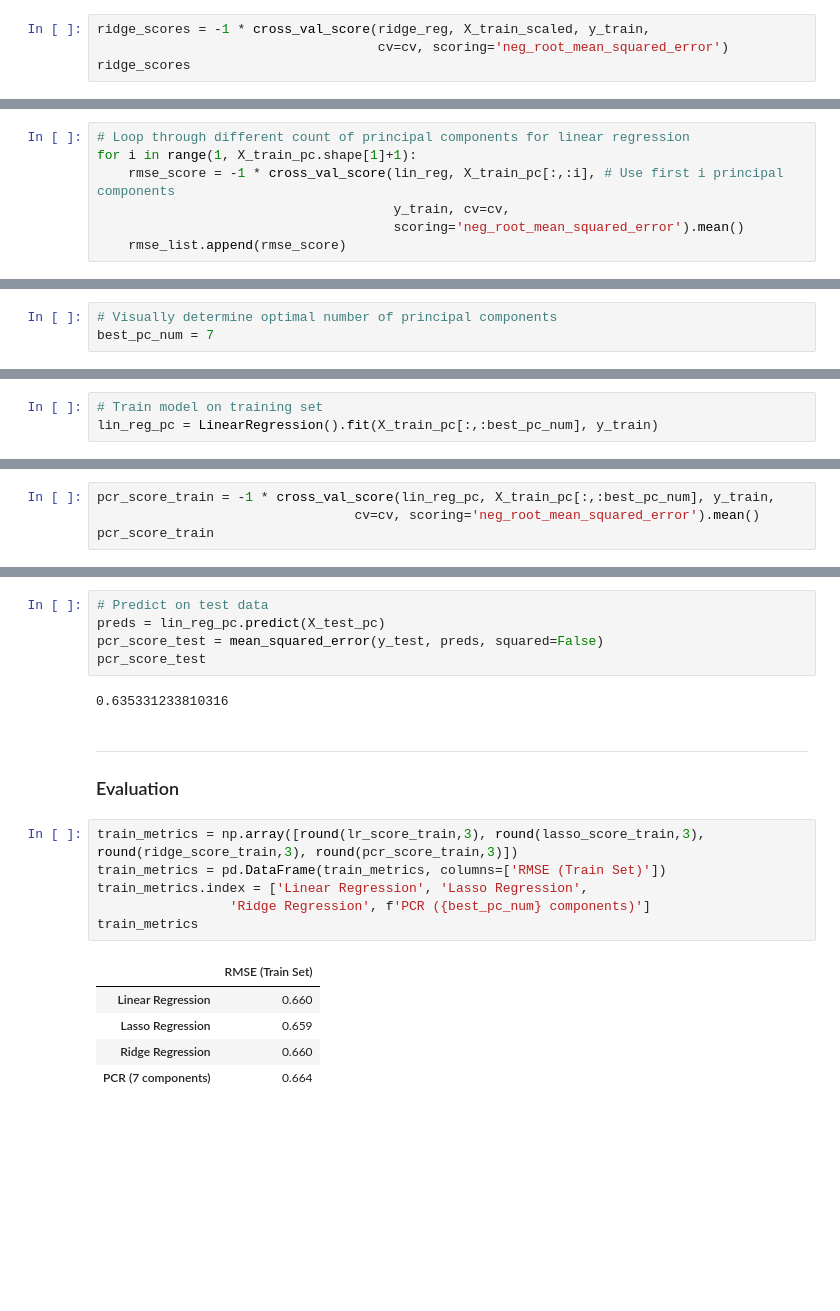
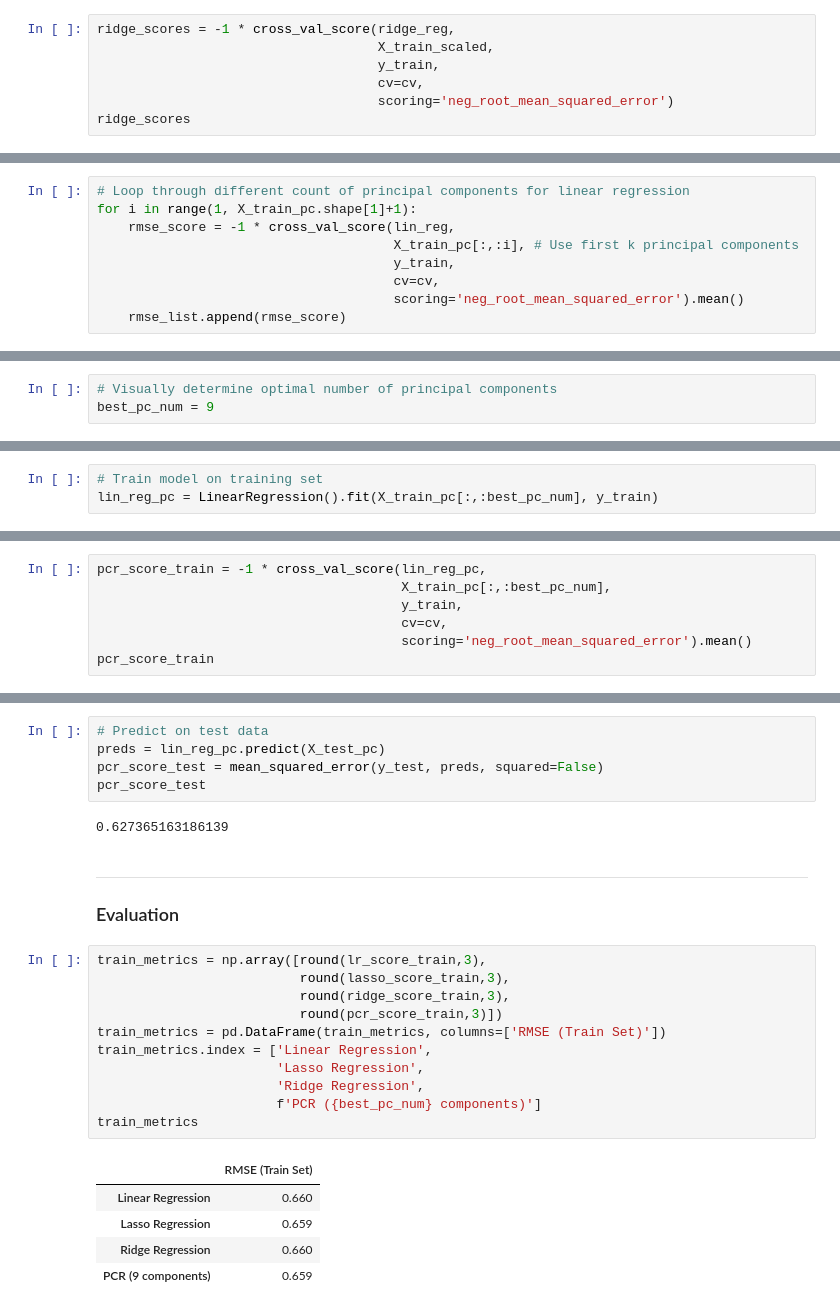
Before and after one commit to kennethleungty/Principal-Component-Regression, a Jupyter notebook: notebooks/Principal_Component_Regression_Wine_Quality.ipynb, the cells around one changed output, grey strips where cells are left out. Cells and saved outputs as stored; diff of their text form; blank space fills up the shorter version.

```diff
--- a/notebooks/Principal_Component_Regression_Wine_Quality.ipynb
+++ b/notebooks/Principal_Component_Regression_Wine_Quality.ipynb
@@ -124,6 +145,9 @@ ridge_reg = RidgeCV().fit(X_train_scaled, y_train)
 # %%
-ridge_scores = -1 * cross_val_score(ridge_reg, X_train_scaled, y_train,
-                                    cv=cv, scoring='neg_root_mean_squared_error')
+ridge_scores = -1 * cross_val_score(ridge_reg,
+                                    X_train_scaled,
+                                    y_train,
+                                    cv=cv,
+                                    scoring='neg_root_mean_squared_error')
 ridge_scores
 # %% [output]
 array([0.62526896, 0.66348007, 0.66731685, 0.62836003, 0.66768925,
@@ -176,8 +200,10 @@ pd.DataFrame(pca.components_.T).loc[:4,:]
 # %%
 # Loop through different count of principal components for linear regression
 for i in range(1, X_train_pc.shape[1]+1):
-    rmse_score = -1 * cross_val_score(lin_reg, X_train_pc[:,:i], # Use first i principal components
-                                      y_train, cv=cv,
+    rmse_score = -1 * cross_val_score(lin_reg,
+                                      X_train_pc[:,:i], # Use first k principal components
+                                      y_train,
+                                      cv=cv,
                                       scoring='neg_root_mean_squared_error').mean()
     rmse_list.append(rmse_score)
 # %%
@@ -209,6 +234,6 @@ plt.axhline(y=lr_score_train, color='g', linestyle='-');
 # %%
 # Visually determine optimal number of principal components
-best_pc_num = 7
+best_pc_num = 9
 # %% [markdown]
 #### Predict
 # %%
@@ -217,5 +247,8 @@ lin_reg_pc = LinearRegression().fit(X_train_pc[:,:best_pc_num], y_train)
 # %%
-pcr_score_train = -1 * cross_val_score(lin_reg_pc, X_train_pc[:,:best_pc_num], y_train,
-                                 cv=cv, scoring='neg_root_mean_squared_error').mean()
+pcr_score_train = -1 * cross_val_score(lin_reg_pc,
+                                       X_train_pc[:,:best_pc_num],
+                                       y_train,
+                                       cv=cv,
+                                       scoring='neg_root_mean_squared_error').mean()
 pcr_score_train
 # %% [output]
@@ -232,20 +265,25 @@ preds = lin_reg_pc.predict(X_test_pc)
 pcr_score_test = mean_squared_error(y_test, preds, squared=False)
 pcr_score_test
 # %% [output]
-0.635331233810316
+0.627365163186139
 # %% [markdown]
 ___
 ### Evaluation
 # %%
-train_metrics = np.array([round(lr_score_train,3), round(lasso_score_train,3), round(ridge_score_train,3), round(pcr_score_train,3)])
+train_metrics = np.array([round(lr_score_train,3),
+                          round(lasso_score_train,3),
+                          round(ridge_score_train,3),
+                          round(pcr_score_train,3)])
 train_metrics = pd.DataFrame(train_metrics, columns=['RMSE (Train Set)'])
-train_metrics.index = ['Linear Regression', 'Lasso Regression',
-                 'Ridge Regression', f'PCR ({best_pc_num} components)']
+train_metrics.index = ['Linear Regression',
+                       'Lasso Regression',
+                       'Ridge Regression',
+                       f'PCR ({best_pc_num} components)']
 train_metrics
 # %% [output]
 |  | RMSE (Train Set) |
 | Linear Regression | 0.660 |
 | Lasso Regression | 0.659 |
 | Ridge Regression | 0.660 |
-| PCR (7 components) | 0.664 |
+| PCR (9 components) | 0.659 |
 # %%
```
Also changed, not shown: parts of 11 cells of this notebook.
